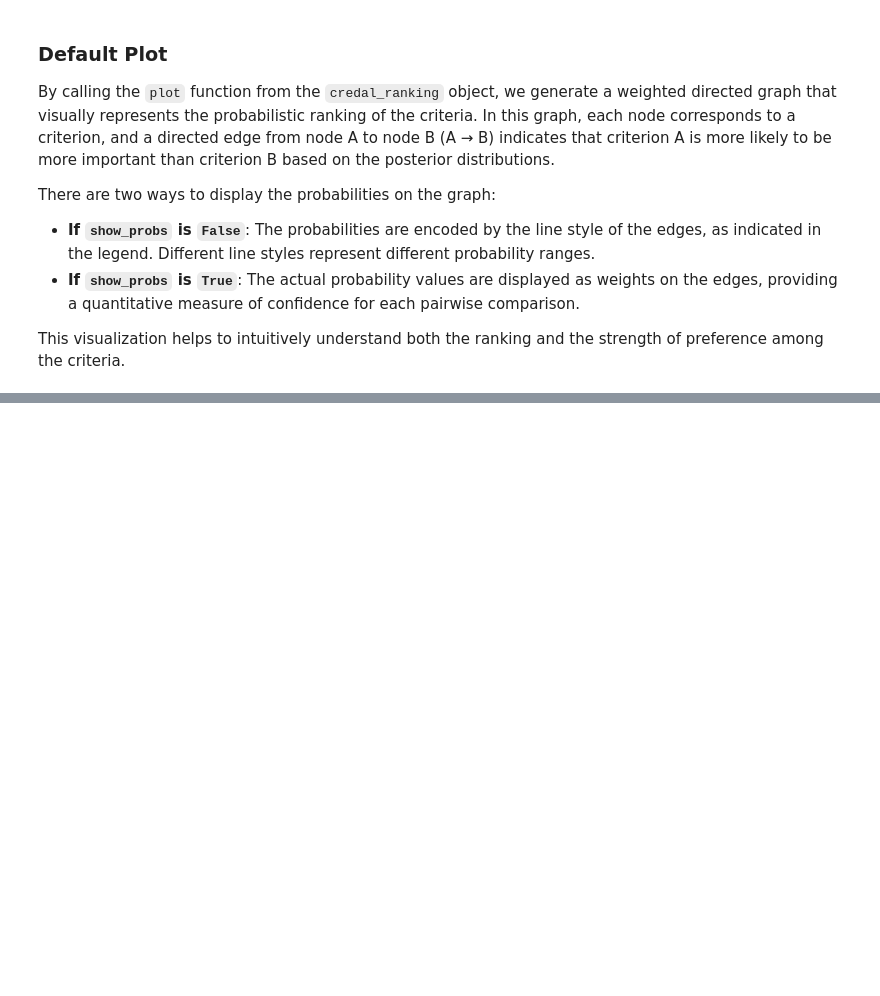
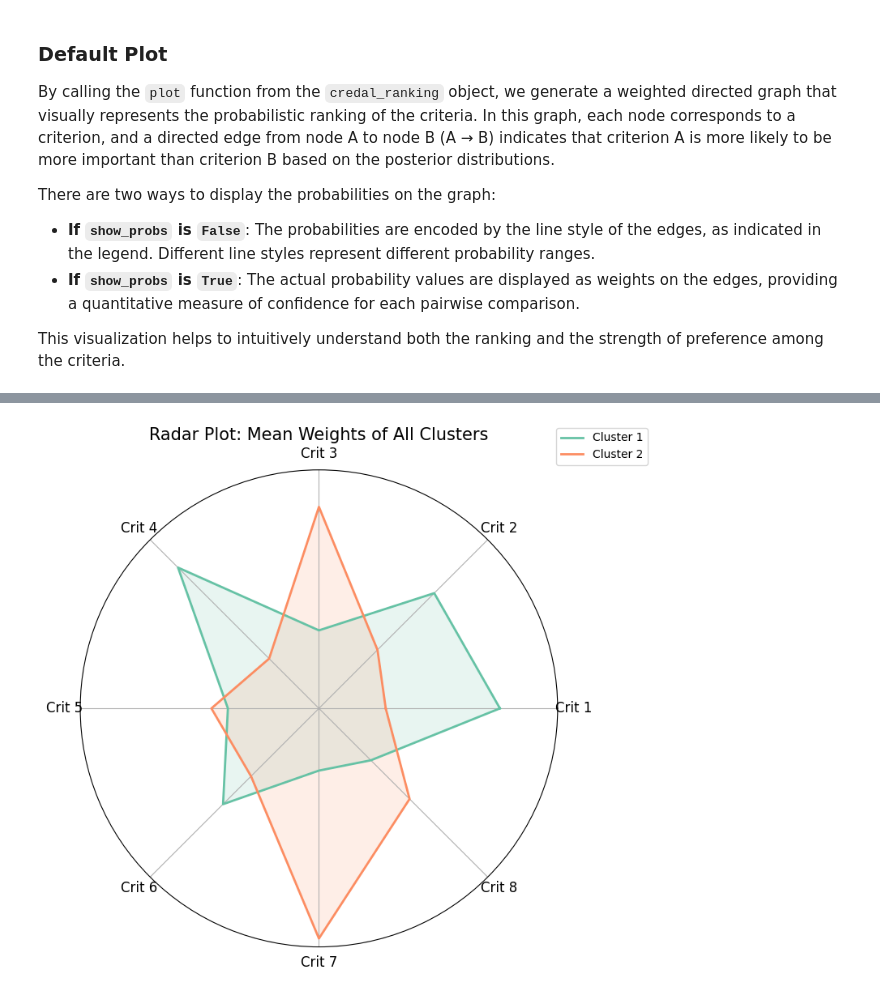
Before and after one commit to Majeed7/BayesMCDM, a Jupyter notebook: demos/BWM/StandardBWMClustering.ipynb, the cells around one changed output, grey strips where cells are left out. Drawn from its saved outputs; the diff is of its cells as text; code cells hidden in the pictures; blank space fills up the shorter version.

```diff
--- a/demos/BWM/StandardBWMClustering.ipynb
+++ b/demos/BWM/StandardBWMClustering.ipynb
@@ -312,0 +208,4 @@ def generate_ai_report_prompt(criteria_names, aggregated_weights, credal_probs):
+# %%
+cluster_visualizer.plot_radar()
+# %% [output]
+[figure, added]
```
Also changed, not shown: parts of 39 cells of this notebook, 16 other files.
